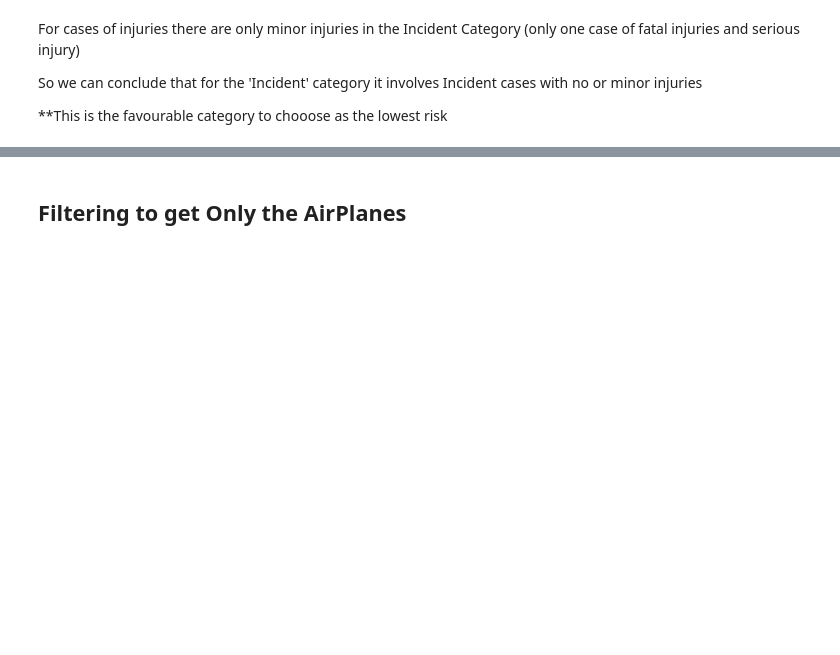
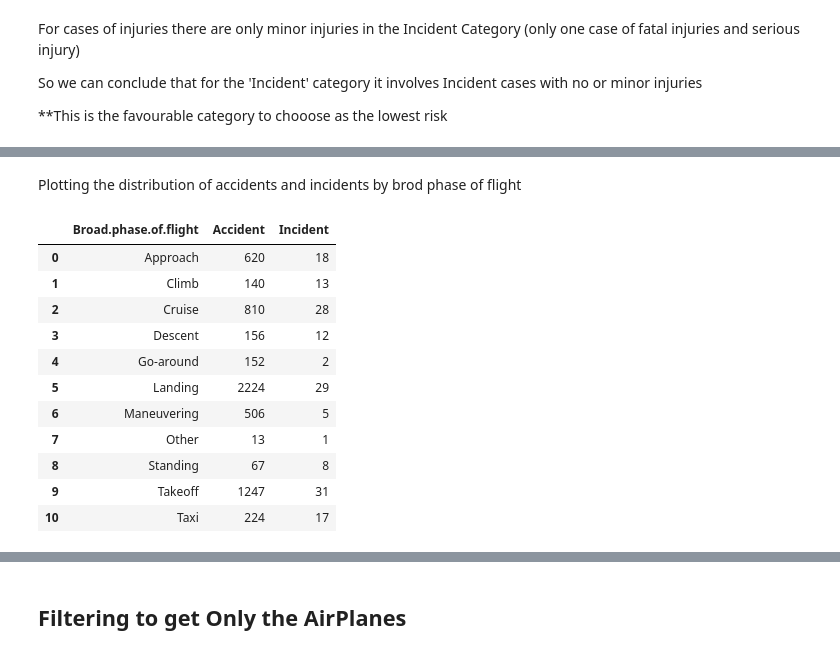
Before and after one commit to ericks-on/Aircraft_Risk_Analysis, a Jupyter notebook: index.ipynb, the cells around one changed output, grey strips where cells are left out. Drawn from its saved outputs; the diff is of its cells as text; code cells hidden in the pictures; blank space fills up the shorter version.

```diff
--- a/index.ipynb
+++ b/index.ipynb
@@ -720,0 +736,26 @@ So we can conclude that for the 'Incident' category it involves Incident cases w
+# %% [markdown]
+Plotting the distribution of accidents and incidents by brod phase of flight
+# %%
+# create df of accidents and incidents by broad phase of flight
+phase_df = df.groupby('Broad.phase.of.flight')[
+    'Investigation.Type'
+].value_counts().unstack().drop(
+    ['missing', 'Unknown']
+).reset_index()
+
+phase_df.columns.name = ''
+
+phase_df
+# %% [output]
+|  | Broad.phase.of.flight | Accident | Incident |
+| 0 | Approach | 620 | 18 |
+| 1 | Climb | 140 | 13 |
+| 2 | Cruise | 810 | 28 |
+| 3 | Descent | 156 | 12 |
+| 4 | Go-around | 152 | 2 |
+| 5 | Landing | 2224 | 29 |
+| 6 | Maneuvering | 506 | 5 |
+| 7 | Other | 13 | 1 |
+| 8 | Standing | 67 | 8 |
+| 9 | Takeoff | 1247 | 31 |
+| 10 | Taxi | 224 | 17 |
```
Also changed, not shown: parts of 9 cells of this notebook, 1 other file.
